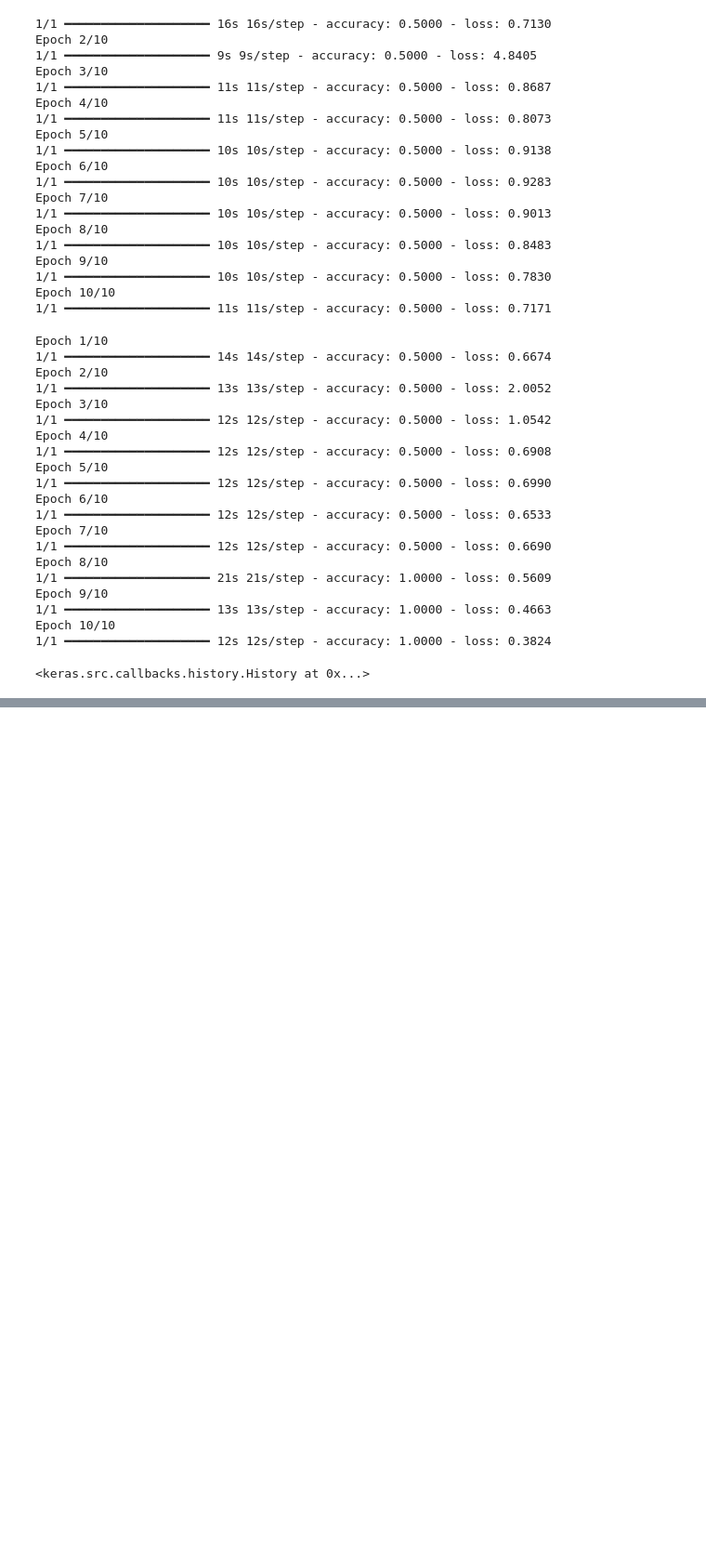
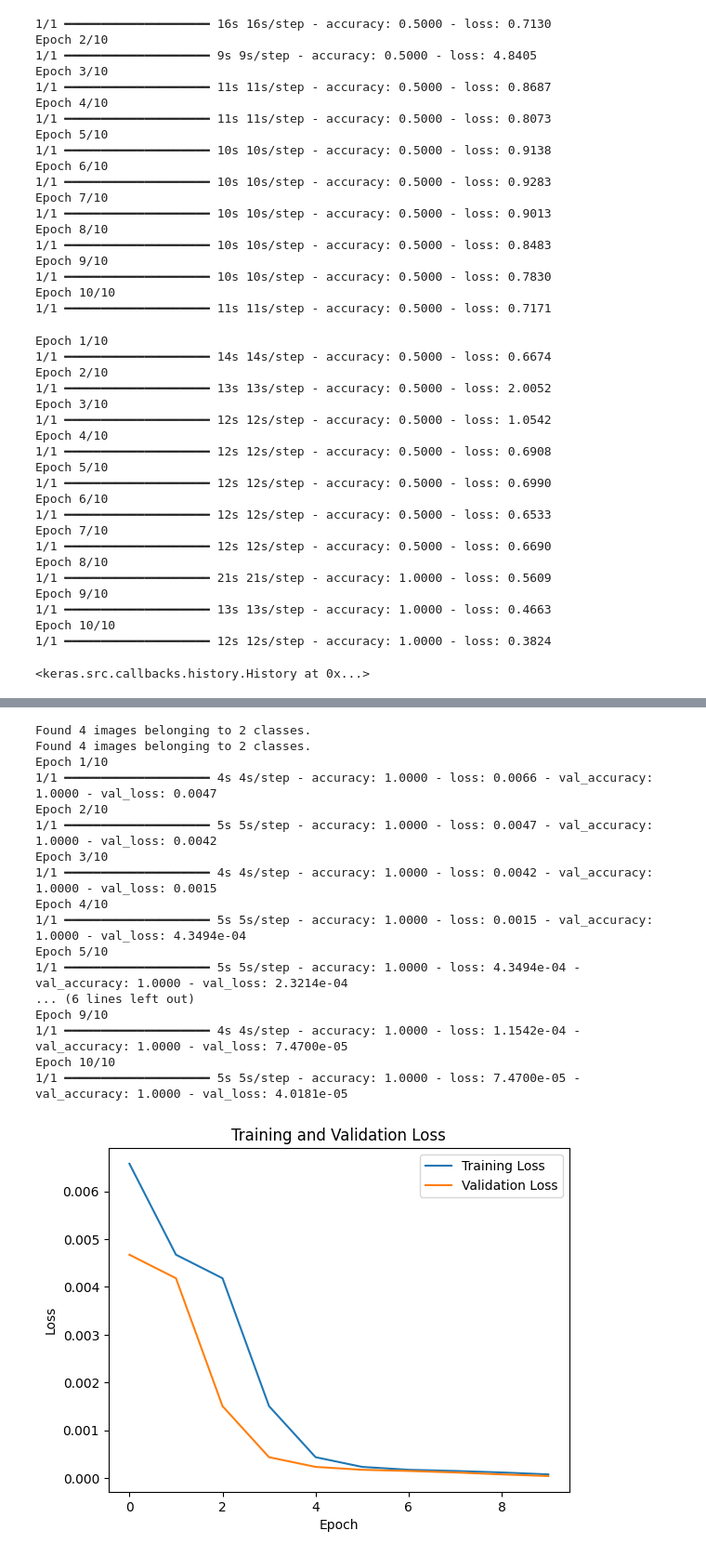
Before and after one commit to kodi73/Learning-Transfer-Learning-Implementation, a Jupyter notebook: Transfer_Learning_Implementation.ipynb, the cells around one changed output, grey strips where cells are left out. Shown at 93% size. Saved outputs shown, nothing was run; the diff lists cells and outputs as text; code cells hidden in the pictures; blank space fills up the shorter version.

```diff
--- a/Transfer_Learning_Implementation.ipynb
+++ b/Transfer_Learning_Implementation.ipynb
@@ -138,0 +147,47 @@ Epoch 10/10
+# %%
+train_datagen = ImageDataGenerator(rescale=1./255, validation_split=0.2)
+
+train_generator = train_datagen.flow_from_directory(
+    'sample_data',
+    target_size=(224, 224),
+    batch_size = 32,
+    class_mode = 'binary',
+    subset = 'validation'
+)
+
+validation_generator = train_datagen.flow_from_directory(
+    'sample_data',
+    target_size=(224, 224),
+    batch_size=32,
+    class_mode='binary',
+    subset='validation'
+)
+
+history = model.fit(train_generator, epochs= 10, validation_data = validation_generator)
+
+plt.plot(history.history['loss'], label='Training Loss')
+plt.plot(history.history['val_loss'], label = 'Validation Loss')
+plt.title('Training and Validation Loss')
+plt.xlabel('Epoch')
+plt.ylabel('Loss')
+plt.legend()
+plt.show()
+# %% [output]
+Found 4 images belonging to 2 classes.
+Found 4 images belonging to 2 classes.
+Epoch 1/10
+1/1 ━━━━━━━━━━━━━━━━━━━━ 4s 4s/step - accuracy: 1.0000 - loss: 0.0066 - val_accuracy: 1.0000 - val_loss: 0.0047
+Epoch 2/10
+1/1 ━━━━━━━━━━━━━━━━━━━━ 5s 5s/step - accuracy: 1.0000 - loss: 0.0047 - val_accuracy: 1.0000 - val_loss: 0.0042
+Epoch 3/10
+1/1 ━━━━━━━━━━━━━━━━━━━━ 4s 4s/step - accuracy: 1.0000 - loss: 0.0042 - val_accuracy: 1.0000 - val_loss: 0.0015
+Epoch 4/10
+1/1 ━━━━━━━━━━━━━━━━━━━━ 5s 5s/step - accuracy: 1.0000 - loss: 0.0015 - val_accuracy: 1.0000 - val_loss: 4.3494e-04
+Epoch 5/10
+1/1 ━━━━━━━━━━━━━━━━━━━━ 5s 5s/step - accuracy: 1.0000 - loss: 4.3494e-04 - val_accuracy: 1.0000 - val_loss: 2.3214e-04
+... (6 lines left out)
+Epoch 9/10
+1/1 ━━━━━━━━━━━━━━━━━━━━ 4s 4s/step - accuracy: 1.0000 - loss: 1.1542e-04 - val_accuracy: 1.0000 - val_loss: 7.4700e-05
+Epoch 10/10
+1/1 ━━━━━━━━━━━━━━━━━━━━ 5s 5s/step - accuracy: 1.0000 - loss: 7.4700e-05 - val_accuracy: 1.0000 - val_loss: 4.0181e-05
+[figure, added]
```
Also changed, not shown: parts of 3 cells of this notebook.
